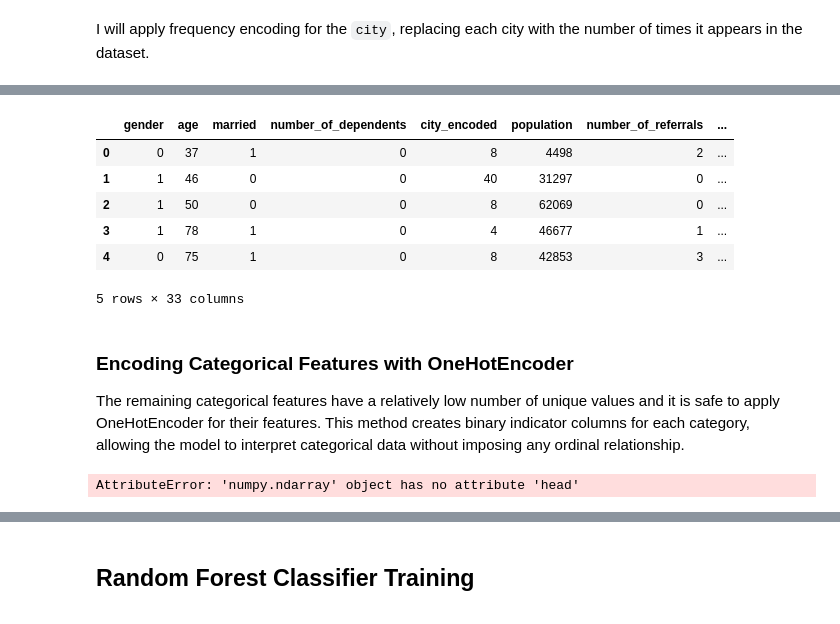
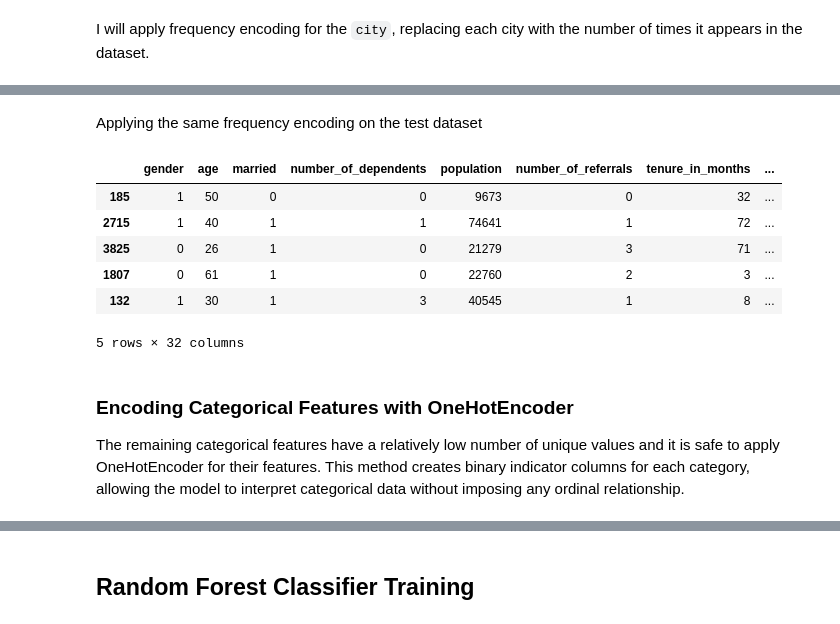
Before and after one commit to stoyanovgeorge/customer_churn_prediction, a Jupyter notebook: churn_prediction.ipynb, the cells around one changed output, grey strips where cells are left out. Cells and saved outputs as stored; diff of their text form; code cells hidden in the pictures.

```diff
--- a/churn_prediction.ipynb
+++ b/churn_prediction.ipynb
@@ -492,31 +494,19 @@ Name: city_encoded, dtype: int64
-# %%
-# Get current columns list
-cols = df.columns.tolist()
-
-# Remove 'city_encoded' from current position
-cols.remove("city_encoded")
-
-# Find index of 'city' column
-insertion_index = cols.index("city") + 1
-
-# Insert 'city_encoded' after 'city'
-cols.insert(insertion_index, "city_encoded")
-
-# Reorder DataFrame columns
-df = df[cols]
-
-# Now drop the original 'city' column
-df = df.drop(columns=["city"])
-
-df.head()
-# %% [output]
-|  | gender | age | married | number_of_dependents | city_encoded | population | number_of_referrals | ... |
-| 0 | 0 | 37 | 1 | 0 | 8 | 4498 | 2 | ... |
-| 1 | 1 | 46 | 0 | 0 | 40 | 31297 | 0 | ... |
-| 2 | 1 | 50 | 0 | 0 | 8 | 62069 | 0 | ... |
-| 3 | 1 | 78 | 1 | 0 | 4 | 46677 | 1 | ... |
-| 4 | 0 | 75 | 1 | 0 | 8 | 42853 | 3 | ... |
-5 rows × 33 columns
+# %% [markdown]
+Applying the same frequency encoding on the test dataset
+# %%
+city_freq = X_test["city"].value_counts()
+X_test["city_encoded"] = X_test["city"].map(city_freq)
+
+X_test.drop(columns=["city"], inplace=True)
+X_test.head()
+# %% [output]
+|  | gender | age | married | number_of_dependents | population | number_of_referrals | tenure_in_months | ... |
+| 185 | 1 | 50 | 0 | 0 | 9673 | 0 | 32 | ... |
+| 2715 | 1 | 40 | 1 | 1 | 74641 | 1 | 72 | ... |
+| 3825 | 0 | 26 | 1 | 0 | 21279 | 3 | 71 | ... |
+| 1807 | 0 | 61 | 1 | 0 | 22760 | 2 | 3 | ... |
+| 132 | 1 | 30 | 1 | 3 | 40545 | 1 | 8 | ... |
+5 rows × 32 columns
 # %% [markdown]
 ### Encoding Categorical Features with OneHotEncoder
 
@@ -528,4 +524,0 @@ categorical_cols = df.select_dtypes(include=["object"]).columns.tolist()
-# %%
-df_transformed.head()
-# %% [output]
-AttributeError: 'numpy.ndarray' object has no attribute 'head'
```
Also changed, not shown: parts of 12 cells of this notebook, 3 other files.
